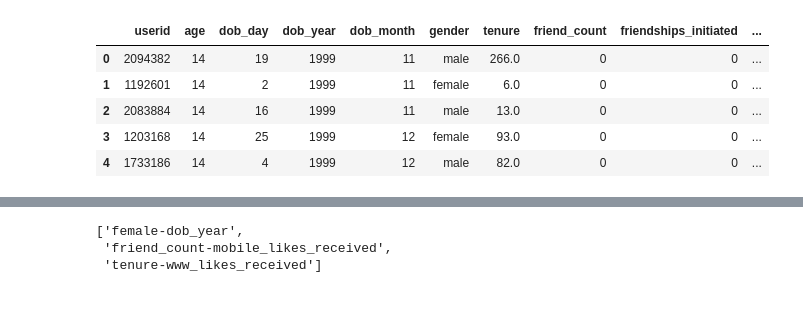
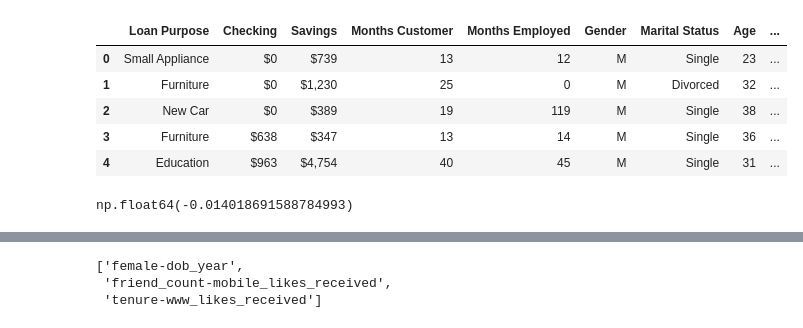
Before and after one commit to shioso20/Data_Project, a Jupyter notebook: Data_Processes/processes.ipynb, the cells around one changed output, grey strips where cells are left out. Drawn from its saved outputs; the diff is of its cells as text; code cells hidden in the pictures.

```diff
--- a/Data_Processes/processes.ipynb
+++ b/Data_Processes/processes.ipynb
@@ -9,0 +63,18 @@ import os
+# %%
+import requests
+import json
+
+
+symbol = "MSFT"
+min = "5"
+
+
+# replace the "demo" apikey below with your own key from https://www.alphavantage.co/support/#api-key
+url = f'https://www.alphavantage.co/query?function=TIME_SERIES_INTRADAY&symbol={symbol}&interval={min}min&apikey={api_key}'
+r = requests.get(url)
+data = r.json()
+
+
+with open("stocks_data.json","w") as jf:
+
+    json.dump(data["Time Series (5min)"],jf)
@@ -46,18 +191,29 @@ df.to_csv("quiz.csv")
 # %%
 file = file_names
 
-full_path = os.path.join(path, file[-3])
+full_path = os.path.join(path, file[4])
 
 df = pd.read_csv(full_path)
 
 df.head()
 # %% [output]
-|  | userid | age | dob_day | dob_year | dob_month | gender | tenure | friend_count | friendships_initiated | ... |
-| 0 | 2094382 | 14 | 19 | 1999 | 11 | male | 266.0 | 0 | 0 | ... |
-| 1 | 1192601 | 14 | 2 | 1999 | 11 | female | 6.0 | 0 | 0 | ... |
-| 2 | 2083884 | 14 | 16 | 1999 | 11 | male | 13.0 | 0 | 0 | ... |
-| 3 | 1203168 | 14 | 25 | 1999 | 12 | female | 93.0 | 0 | 0 | ... |
-| 4 | 1733186 | 14 | 4 | 1999 | 12 | male | 82.0 | 0 | 0 | ... |
+|  | Loan Purpose | Checking | Savings | Months Customer | Months Employed | Gender | Marital Status | Age | ... |
+| 0 | Small Appliance | $0 | $739 | 13 | 12 | M | Single | 23 | ... |
+| 1 | Furniture | $0 | $1,230 | 25 | 0 | M | Divorced | 32 | ... |
+| 2 | New Car | $0 | $389 | 19 | 119 | M | Single | 38 | ... |
+| 3 | Furniture | $638 | $347 | 13 | 14 | M | Single | 36 | ... |
+| 4 | Education | $963 | $4,754 | 40 | 45 | M | Single | 31 | ... |
+# %%
+low_male = df[(df["Credit Risk"]=="Low") & (df["Gender"]=="M")]["Credit Risk"].count()
+low_female = df[(df["Credit Risk"]=="Low") & (df["Gender"]=="F")]["Credit Risk"].count()
+
+high_female = df[(df["Credit Risk"]=="High") & (df["Gender"]=="F")]["Credit Risk"].count()
+high_male = df[(df["Credit Risk"]=="High") & (df["Gender"]=="M")]["Credit Risk"].count()
+
+ratio_female = high_female/low_female-1
+ratio_male = high_male/low_male-1
+# %% [output]
+np.float64(-0.014018691588784993)
 # %%
 
 def cross_tab(df,by_col):
```
Also changed, not shown: parts of 14 cells of this notebook, 4 other files.
